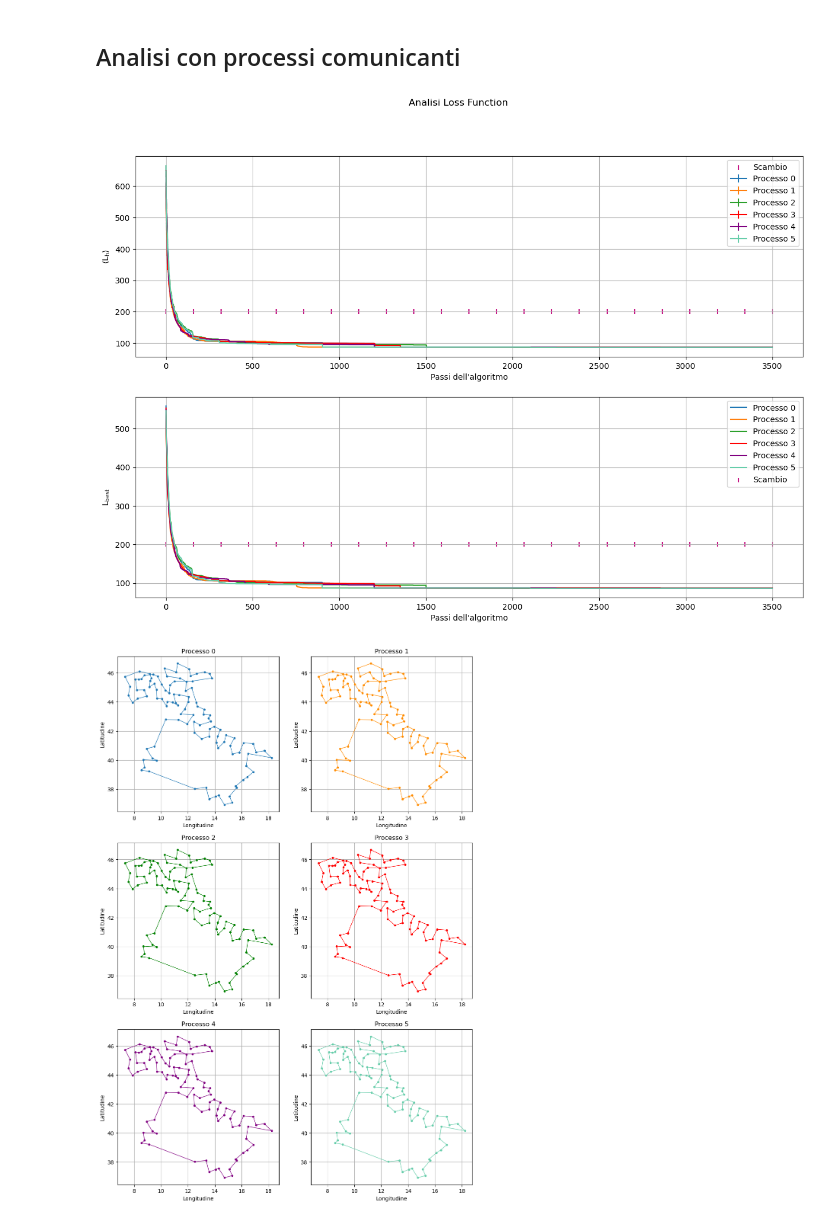
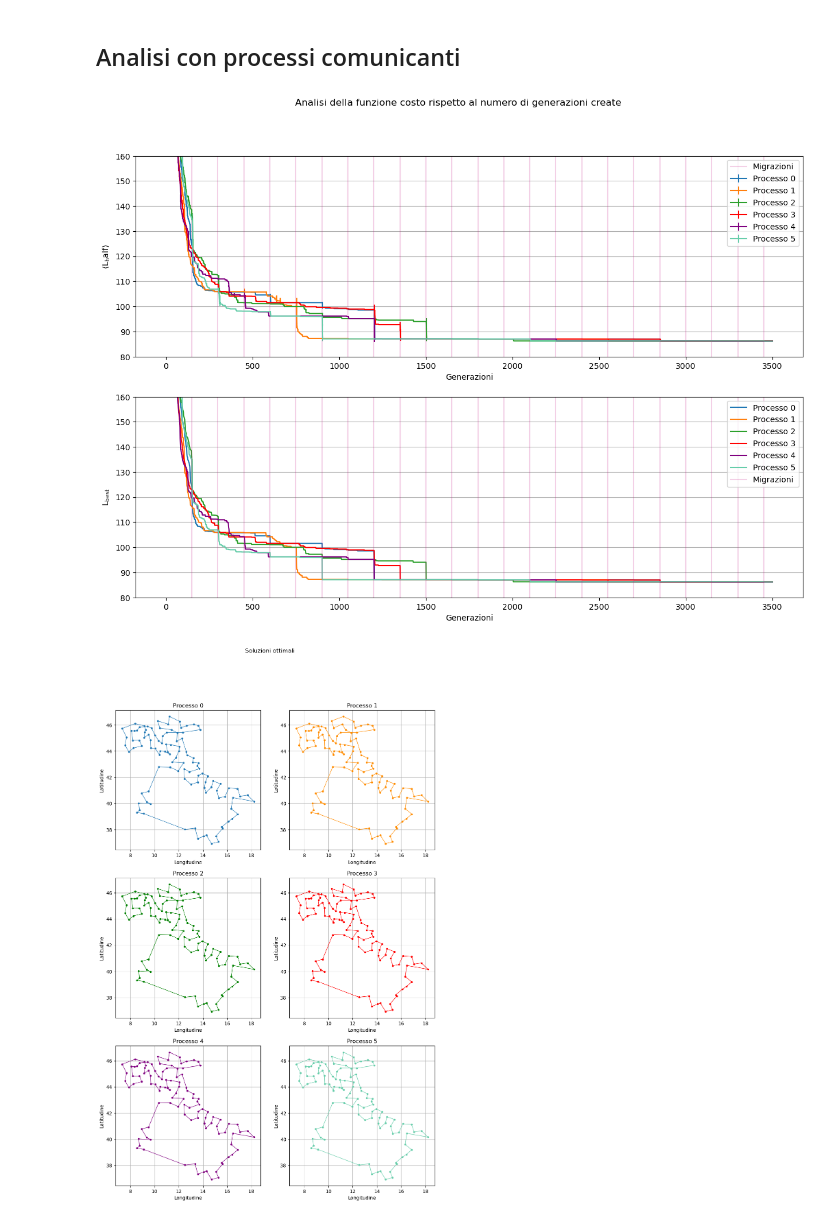
Before and after one commit to angela-bonato/LaboratorioSimulazioneNumerica, a Jupyter notebook: Es10/Esercitazione10.ipynb, the cells around one changed output. Cells and saved outputs as stored; diff of their text form; code cells hidden in the pictures.

```diff
--- a/Es10/Esercitazione10.ipynb
+++ b/Es10/Esercitazione10.ipynb
@@ -113,6 +127,8 @@ plt.show()
 # %% [markdown]
 ## Analisi con processi comunicanti
 # %%
+#costo del best path e media dei migliori individui con dev standard per ogni processo
+
 c_0_bestL=np.loadtxt("Comunicanti/bestloss_0.dat",  unpack="true")
 c_0_meanL, c_0_errorsL=np.loadtxt("Comunicanti/besthalfloss_0.dat", usecols=(0, 1),  unpack="true")  #vettori delle ordinate dei punti plottati e delle barre d'errore
 
@@ -131,6 +147,7 @@ c_4_meanL, c_4_errorsL=np.loadtxt("Comunicanti/besthalfloss_4.dat", usecols=(0,
 c_5_bestL=np.loadtxt("Comunicanti/bestloss_5.dat",  unpack="true")
 c_5_meanL, c_5_errorsL=np.loadtxt("Comunicanti/besthalfloss_5.dat", usecols=(0, 1),  unpack="true")  #vettori delle ordinate dei punti plottati e delle barre d'errore
 
+#plot
 clfig ,(clplt1, clplt2) = plt.subplots(2, 1, figsize=(15, 10))
 
 clplt1.errorbar(x, c_0_meanL, yerr=c_0_errorsL, label="Processo 0")
@@ -139,11 +156,16 @@ clplt1.errorbar(x, c_2_meanL, yerr=c_2_errorsL, label="Processo 2")
 clplt1.errorbar(x, c_3_meanL, yerr=c_3_errorsL, label="Processo 3", color='red')
 clplt1.errorbar(x, c_4_meanL, yerr=c_4_errorsL, label="Processo 4", color='purple')
 clplt1.errorbar(x, c_5_meanL, yerr=c_5_errorsL, label="Processo 5", color='mediumaquamarine')
-clplt1.scatter(swap_x, swap_y, color='mediumvioletred', label='Scambio', marker='|')
-clplt1.set_xlabel("Passi dell'algoritmo")
-clplt1.set_ylabel(r"$\left<\mathrm{L_h}\right>$")
+for i in swap_x :
+    if i==swap_x[0]:
+        clplt1.axvline(x=i, color='mediumvioletred', label="Migrazioni", alpha=0.2)
+    else:
+        clplt1.axvline(x=i, color='mediumvioletred', alpha=0.2)
+clplt1.set_xlabel("Generazioni")
+clplt1.set_ylabel(r"$\left<\mathrm{L_half}\right>$")
+clplt1.set_ylim(80, 160)
 clplt1.legend()
-clplt1.grid(True)
+clplt1.grid(axis='y')
 
 clplt2.plot(x, c_0_bestL, label="Processo 0")
 clplt2.plot(x, c_1_bestL, label="Processo 1")
@@ -151,17 +173,23 @@ clplt2.plot(x, c_2_bestL, label="Processo 2")
 clplt2.plot(x, c_3_bestL, label="Processo 3", color='red')
 clplt2.plot(x, c_4_bestL, label="Processo 4", color='purple')
 clplt2.plot(x, c_5_bestL, label="Processo 5", color='mediumaquamarine')
-clplt2.scatter(swap_x, swap_y, color='mediumvioletred', label='Scambio', marker='|')
-clplt2.set_xlabel("Passi dell'algoritmo")
+for i in swap_x :
+    if i==swap_x[0]:
+        clplt2.axvline(x=i, color='mediumvioletred', label="Migrazioni", alpha=0.2)
+    else:
+        clplt2.axvline(x=i, color='mediumvioletred', alpha=0.2)
+clplt2.set_xlabel("Generazioni")
 clplt2.set_ylabel(r"$\mathrm{L_{best}}$")
+clplt2.set_ylim(80, 160)
 clplt2.legend()
-clplt2.grid(True)
+clplt2.grid(axis='y')
 
-clfig.suptitle("Analisi Loss Function")
+clfig.suptitle("Analisi della funzione costo rispetto al numero di generazioni create")
 plt.show()
 # %% [output]
-[figure, old version]
+[figure, new version]
 # %%
+#coordinate percorso migliore in assoluto per ogni processo
 c_0_x, c_0_y=np.loadtxt("Comunicanti/bestpath_0.dat", usecols=(0, 1), unpack="true")
 c_1_x, c_1_y=np.loadtxt("Comunicanti/bestpath_1.dat", usecols=(0, 1), unpack="true")
 c_2_x, c_2_y=np.loadtxt("Comunicanti/bestpath_2.dat", usecols=(0, 1), unpack="true")
@@ -169,6 +197,7 @@ c_3_x, c_3_y=np.loadtxt("Comunicanti/bestpath_3.dat", usecols=(0, 1), unpack="tr
 c_4_x, c_4_y=np.loadtxt("Comunicanti/bestpath_4.dat", usecols=(0, 1), unpack="true")
 c_5_x, c_5_y=np.loadtxt("Comunicanti/bestpath_5.dat", usecols=(0, 1), unpack="true")
 
+#plot
 cpfig, cpplt = plt.subplots(3, 2, figsize=(12, 18))
 
 (cpplt1, cpplt2), (cpplt3, cpplt4), (cpplt5, cpplt6) = cpplt
@@ -184,32 +213,33 @@ cpplt2.grid()
 cpplt2.set_title("Processo 1")
 cpplt2.set_xlabel("Longitudine")
 cpplt2.set_ylabel("Latitudine")
 
 cpplt3.plot(c_2_x, c_2_y, marker='.', linewidth=0.9, color='green')
 cpplt3.grid()
 cpplt3.set_title("Processo 2")
 cpplt3.set_xlabel("Longitudine")
 cpplt3.set_ylabel("Latitudine")
 
 cpplt4.plot(c_3_x, c_3_y, marker='.', linewidth=0.9, color='red')
 cpplt4.grid()
 cpplt4.set_title("Processo 3")
 cpplt4.set_xlabel("Longitudine")
 cpplt4.set_ylabel("Latitudine")
 
 cpplt5.plot(c_4_x, c_4_y, marker='.', linewidth=0.9, color='purple')
 cpplt5.grid()
 cpplt5.set_title("Processo 4")
 cpplt5.set_xlabel("Longitudine")
 cpplt5.set_ylabel("Latitudine")
 
 cpplt6.plot(c_5_x, c_5_y, marker='.', linewidth=0.9, color='mediumaquamarine')
 cpplt6.grid()
 cpplt6.set_title("Processo 5")
 cpplt6.set_xlabel("Longitudine")
 cpplt6.set_ylabel("Latitudine")
 
+cpfig.suptitle("Soluzioni ottimali")
 plt.show()
 # %% [output]
-[figure, old version]
+[figure, new version]
 # %% [markdown]
```
Also changed, not shown: parts of 9 cells of this notebook, 1 other file.
